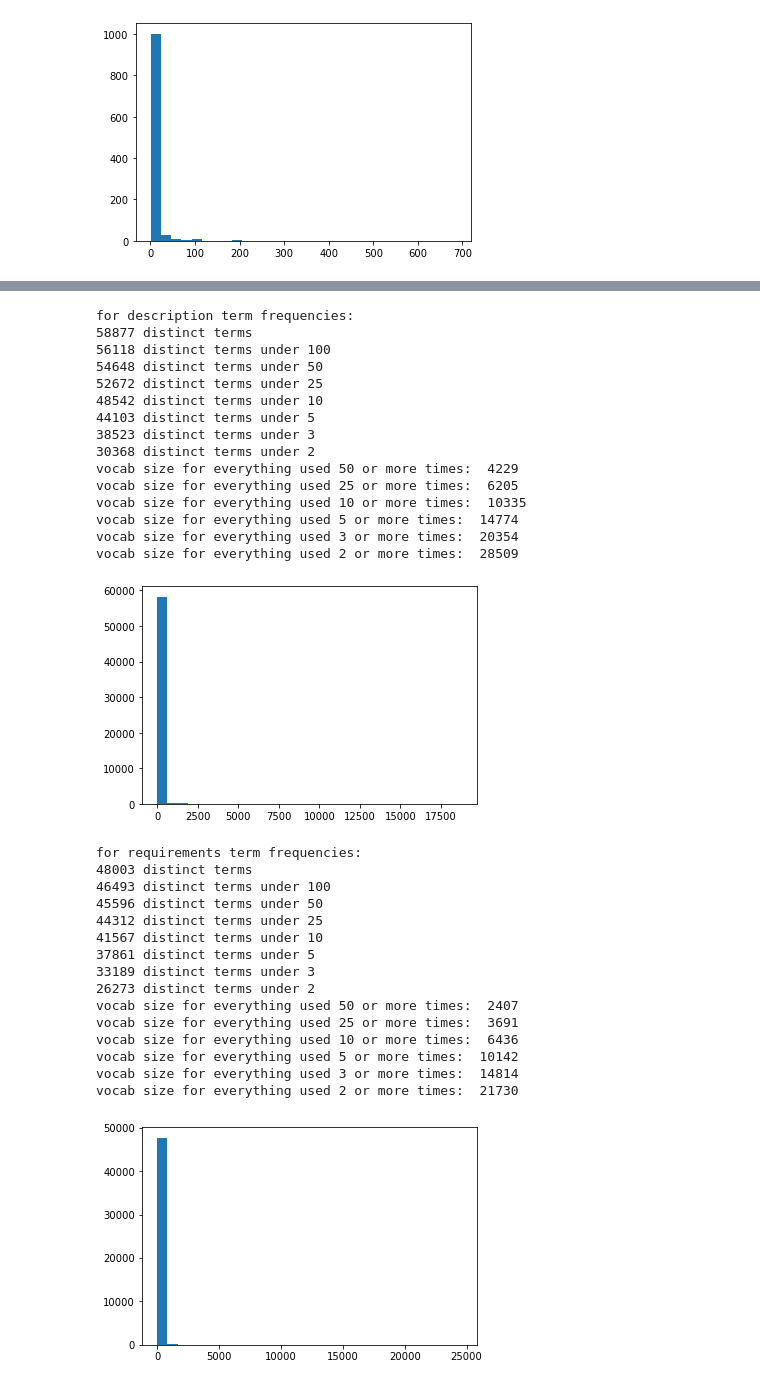
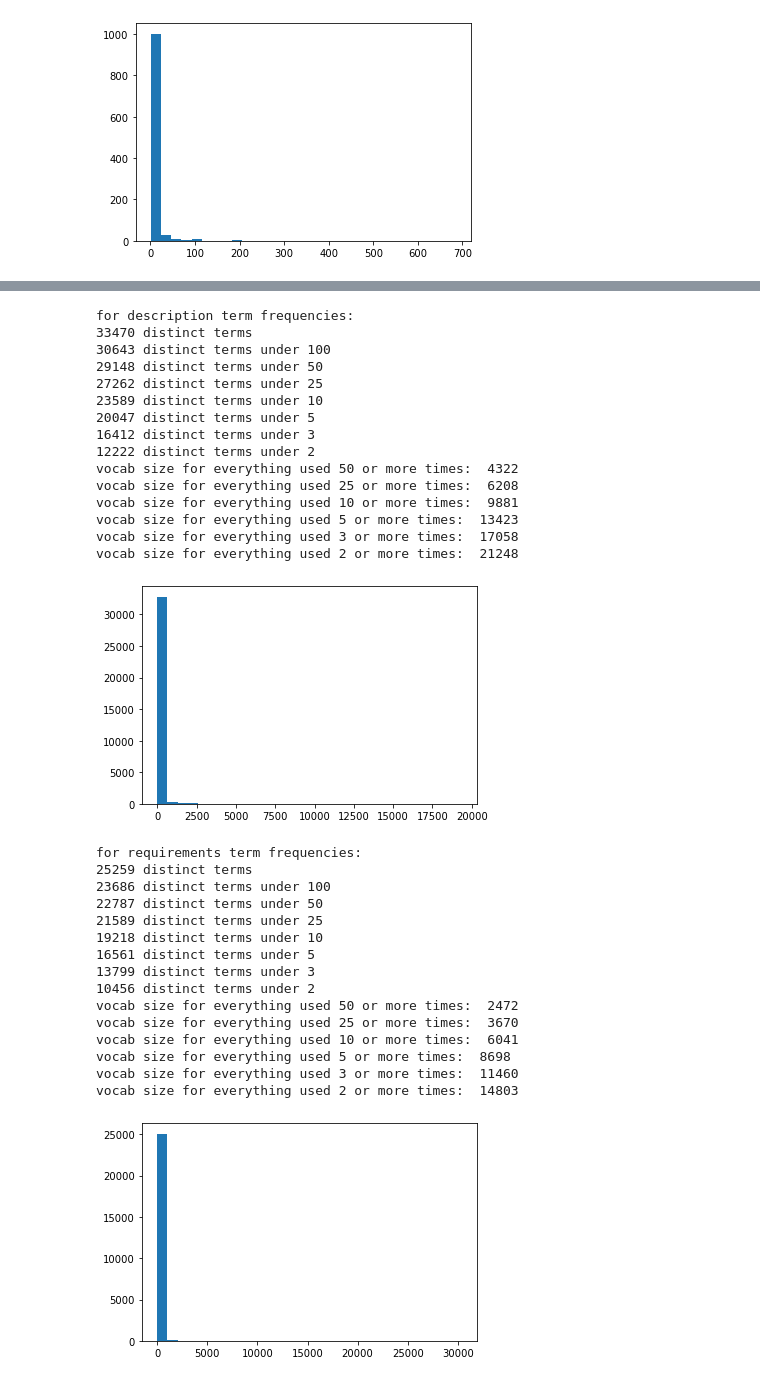
Before and after one commit to BareBeaverBat/JobPostingFraudDetection, a Jupyter notebook: src/ProcessedDataExploration.ipynb, the cells around one changed output, grey strips where cells are left out. Cells and saved outputs as stored; diff of their text form; code cells hidden in the pictures.

Commit message:
fix words in dataset which were spliced together
add progress indicator output for data cleaning

```diff
--- a/src/ProcessedDataExploration.ipynb
+++ b/src/ProcessedDataExploration.ipynb
@@ -6,17 +6,10 @@ from tensorflow import keras
 import matplotlib.pyplot as plt
 %matplotlib inline
 
-from DataProcessingRef import *
+from DataNamesReference import *
+from LstmTraining import getNonEmptyLines
 
 
-def getNonEmptyLines(filePath):
-    textLines = []
-    with open(filePath) as dataFile:
-        for dataLine in dataFile:
-            if not re.match(r"^\s*$", dataLine):
-                textLines.append(dataLine)
-
-    return textLines
 
 def getLineWordLengths(filePath):
     lineTokenCounts = []
@@ -195,42 +181,42 @@ vocab size for everything used 2 or more times:  12276
 # %%
 print("for description term frequencies:")
-analyzeTermFrequencies(descriptionsSummaryFilePath)
+analyzeTermFrequencies(DESCRIPTIONS_SUMMARY_FILE_PATH)
 # %% [output]
 for description term frequencies:
-58877 distinct terms
-56118 distinct terms under 100
-54648 distinct terms under 50
-52672 distinct terms under 25
-48542 distinct terms under 10
-44103 distinct terms under 5
-38523 distinct terms under 3
-30368 distinct terms under 2
-vocab size for everything used 50 or more times:  4229
-vocab size for everything used 25 or more times:  6205
-vocab size for everything used 10 or more times:  10335
-vocab size for everything used 5 or more times:  14774
-vocab size for everything used 3 or more times:  20354
-vocab size for everything used 2 or more times:  28509
+33470 distinct terms
+30643 distinct terms under 100
+29148 distinct terms under 50
+27262 distinct terms under 25
+23589 distinct terms under 10
+20047 distinct terms under 5
+16412 distinct terms under 3
+12222 distinct terms under 2
+vocab size for everything used 50 or more times:  4322
+vocab size for everything used 25 or more times:  6208
+vocab size for everything used 10 or more times:  9881
+vocab size for everything used 5 or more times:  13423
+vocab size for everything used 3 or more times:  17058
+vocab size for everything used 2 or more times:  21248
-[figure, old version]
+[figure, new version]
 # %%
 print("for requirements term frequencies:")
-analyzeTermFrequencies(requirementsSummaryFilePath)
+analyzeTermFrequencies(REQUIREMENTS_SUMMARY_FILE_PATH)
 # %% [output]
 for requirements term frequencies:
-48003 distinct terms
-46493 distinct terms under 100
-45596 distinct terms under 50
-44312 distinct terms under 25
-41567 distinct terms under 10
-37861 distinct terms under 5
-33189 distinct terms under 3
-26273 distinct terms under 2
-vocab size for everything used 50 or more times:  2407
-vocab size for everything used 25 or more times:  3691
-vocab size for everything used 10 or more times:  6436
-vocab size for everything used 5 or more times:  10142
-vocab size for everything used 3 or more times:  14814
-vocab size for everything used 2 or more times:  21730
+25259 distinct terms
+23686 distinct terms under 100
+22787 distinct terms under 50
+21589 distinct terms under 25
+19218 distinct terms under 10
+16561 distinct terms under 5
+13799 distinct terms under 3
+10456 distinct terms under 2
+vocab size for everything used 50 or more times:  2472
+vocab size for everything used 25 or more times:  3670
+vocab size for everything used 10 or more times:  6041
+vocab size for everything used 5 or more times:  8698
+vocab size for everything used 3 or more times:  11460
+vocab size for everything used 2 or more times:  14803
-[figure, old version]
+[figure, new version]
 # %%
 print("for benefits term frequencies:")
```
Also changed, not shown: parts of 6 cells of this notebook, 7 other files.
